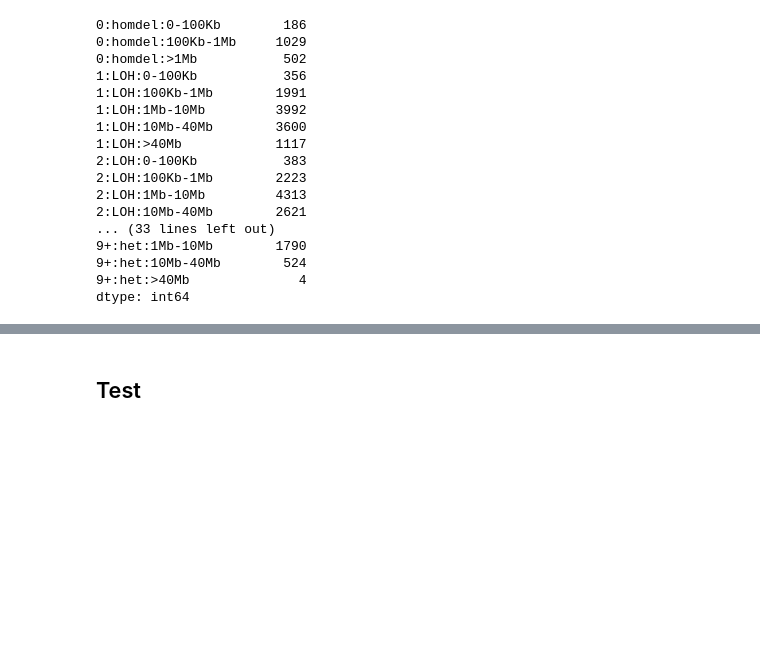
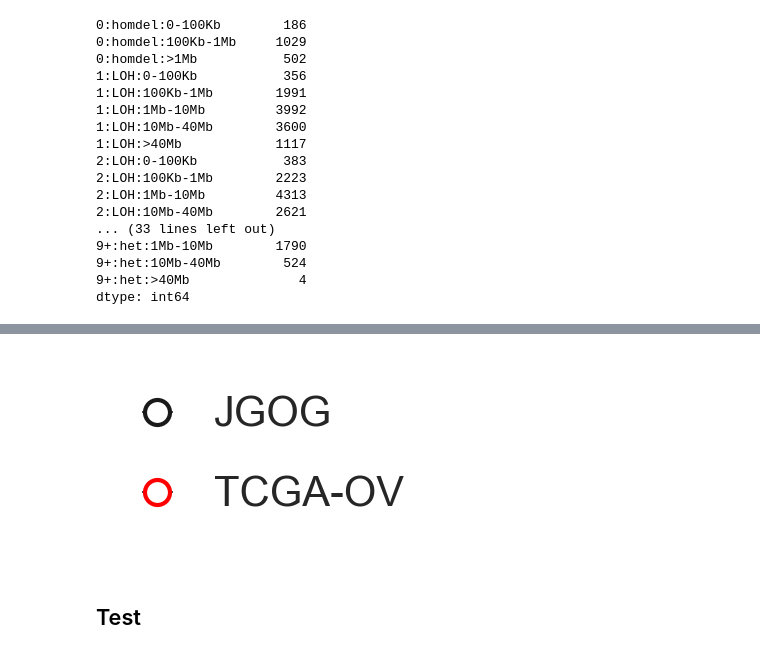
Before and after one commit to shirotak/JGOG_HGEOC, a Jupyter notebook: code/Machine_learning/ML_prediction.ipynb, the cells around one changed output, grey strips where cells are left out. Cells and saved outputs as stored; diff of their text form; code cells hidden in the pictures; blank space fills up the shorter version.

```diff
--- a/code/Machine_learning/ML_prediction.ipynb
+++ b/code/Machine_learning/ML_prediction.ipynb
@@ -310,3 +260,21 @@ ax.tick_params(labelsize=6)
+# %%
+lg_colors=['k','red']
+lg_labels=["JGOG","TCGA-OV"]
+lg_number=2
+
+from matplotlib.lines import Line2D
+custom_legends =[ Line2D([0],[0],marker='o',markerfacecolor='w',markeredgecolor=lg_colors[i],markersize=6,
+                        label=lg_labels[i],
+                        color="k"
+                        ) for i in range(len(lg_labels))]
+# plot
+plt.figure(figsize=(1,0.5))
+plt.legend(handles=custom_legends,loc="center",title="",fontsize=10,
+           frameon=False,edgecolor="k", handlelength=0.7,ncol=1
+           ,labelspacing=1,handletextpad=1)
+plt.gca().set_axis_off()
+# %% [output]
+[figure, added]
 # %% [markdown]
 ## Test
 # %%
```
Also changed, not shown: parts of 44 cells of this notebook, 20 other files.
